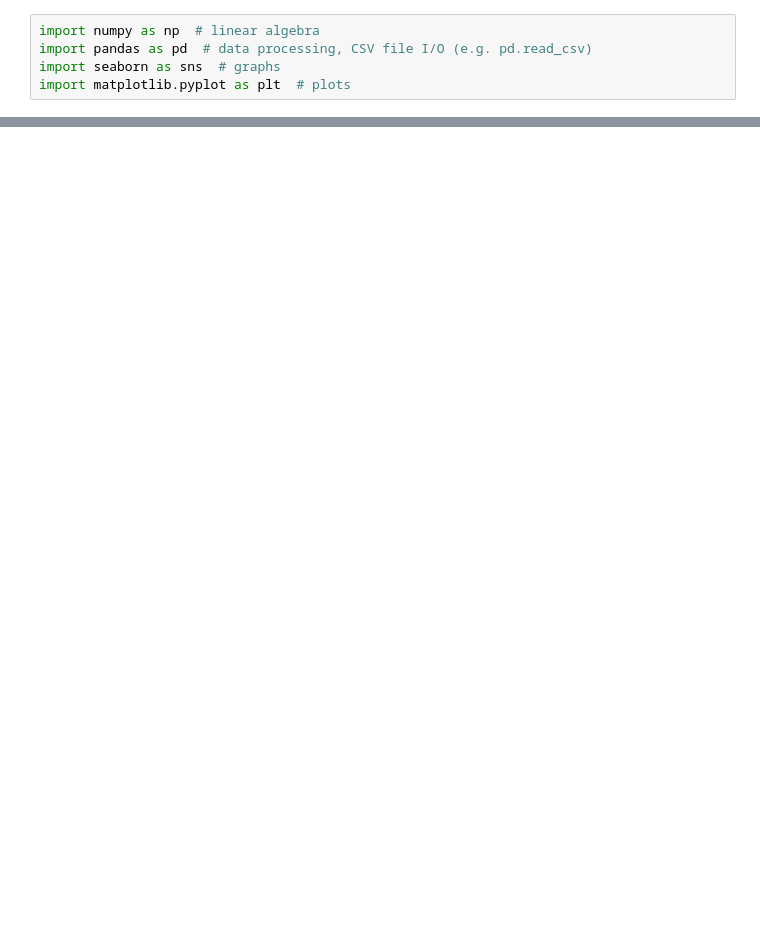
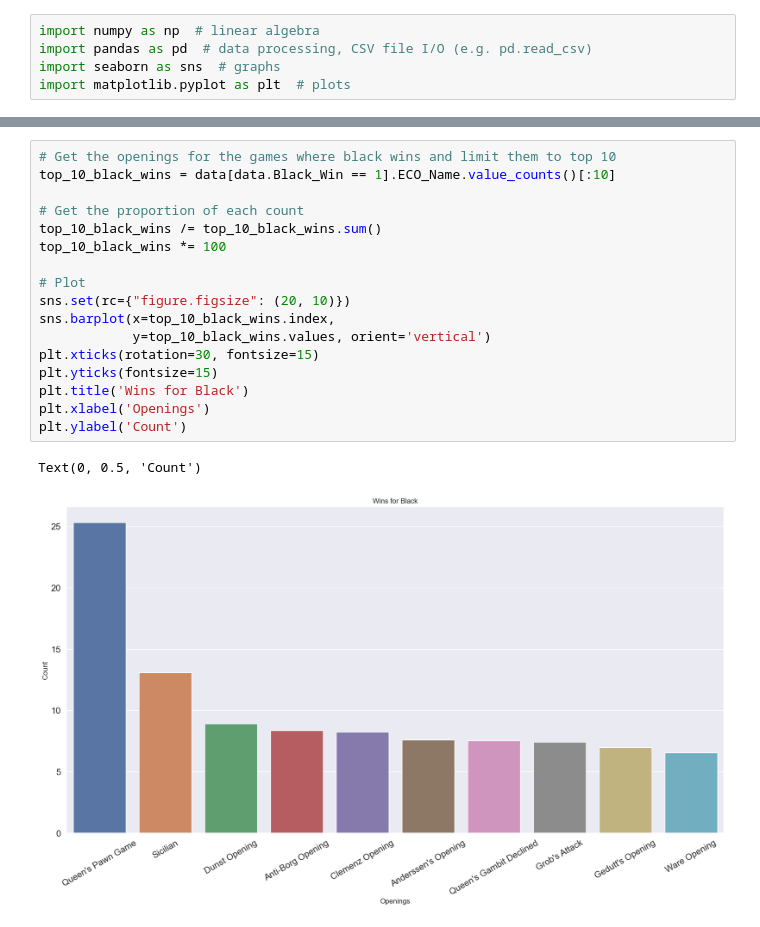
Before and after one commit to nihalkenkre/fics_chess_2021_blog, a Jupyter notebook: fics-chess-2021.ipynb, the cells around one changed output, grey strips where cells are left out. Cells and saved outputs as stored; diff of their text form; blank space fills up the shorter version.

```diff
--- a/fics-chess-2021.ipynb
+++ b/fics-chess-2021.ipynb
@@ -275,0 +238,20 @@ f1 score: 0.6437452915386747
+# %%
+# Get the openings for the games where black wins and limit them to top 10
+top_10_black_wins = data[data.Black_Win == 1].ECO_Name.value_counts()[:10]
+
+# Get the proportion of each count
+top_10_black_wins /= top_10_black_wins.sum()
+top_10_black_wins *= 100
+
+# Plot
+sns.set(rc={"figure.figsize": (20, 10)})
+sns.barplot(x=top_10_black_wins.index,
+            y=top_10_black_wins.values, orient='vertical')
+plt.xticks(rotation=30, fontsize=15)
+plt.yticks(fontsize=15)
+plt.title('Wins for Black')
+plt.xlabel('Openings')
+plt.ylabel('Count')
+# %% [output]
+Text(0, 0.5, 'Count')
+[figure, added]
```
Also changed, not shown: parts of 74 cells of this notebook, 12 other files.
